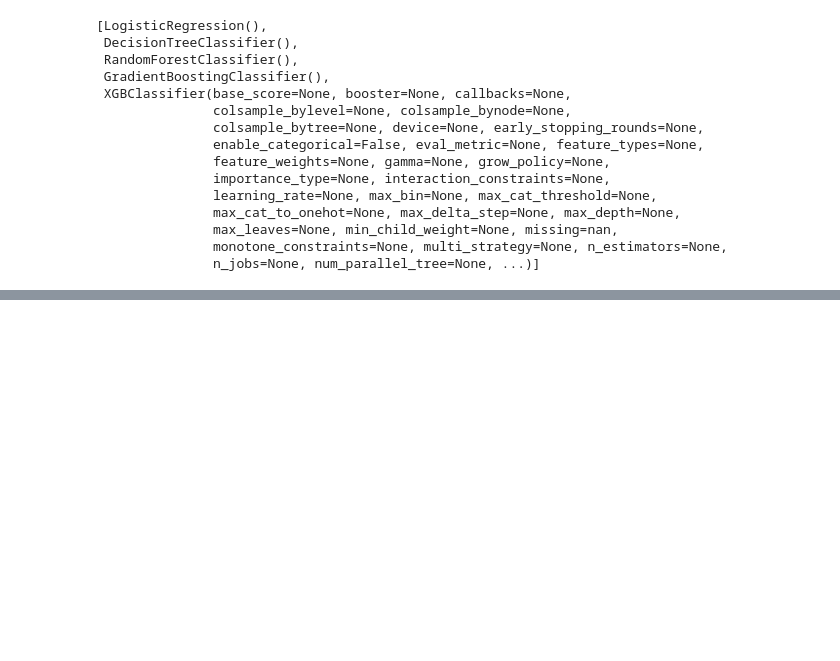
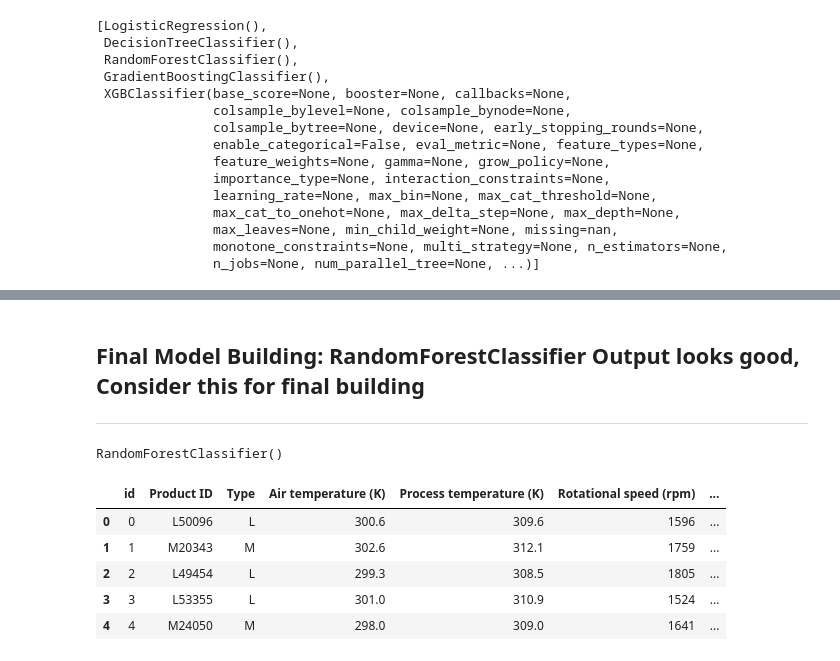
Before and after one commit to ganesh-207/Machine_learning, a Jupyter notebook: Machine_Failure_Predition.ipynb, the cells around one changed output, grey strips where cells are left out. Saved outputs shown, nothing was run; the diff lists cells and outputs as text; code cells hidden in the pictures; blank space fills up the shorter version.

```diff
--- a/Machine_Failure_Predition.ipynb
+++ b/Machine_Failure_Predition.ipynb
@@ -343,0 +515,18 @@ score_results_df.sort_values(by='f1_cv',ascending=False)
+# %% [markdown]
+## Final Model Building: RandomForestClassifier Output looks good, Consider this for final building
+
+---
+# %%
+final_model = RandomForestClassifier()
+final_model.fit(xtrain_res,ytrain_res)
+# %% [output]
+RandomForestClassifier()
+# %%
+df.head()
+# %% [output]
+|  | id | Product ID | Type | Air temperature (K) | Process temperature (K) | Rotational speed (rpm) | ... |
+| 0 | 0 | L50096 | L | 300.6 | 309.6 | 1596 | ... |
+| 1 | 1 | M20343 | M | 302.6 | 312.1 | 1759 | ... |
+| 2 | 2 | L49454 | L | 299.3 | 308.5 | 1805 | ... |
+| 3 | 3 | L53355 | L | 301.0 | 310.9 | 1524 | ... |
+| 4 | 4 | M24050 | M | 298.0 | 309.0 | 1641 | ... |
```
Also changed, not shown: parts of 17 cells of this notebook.
